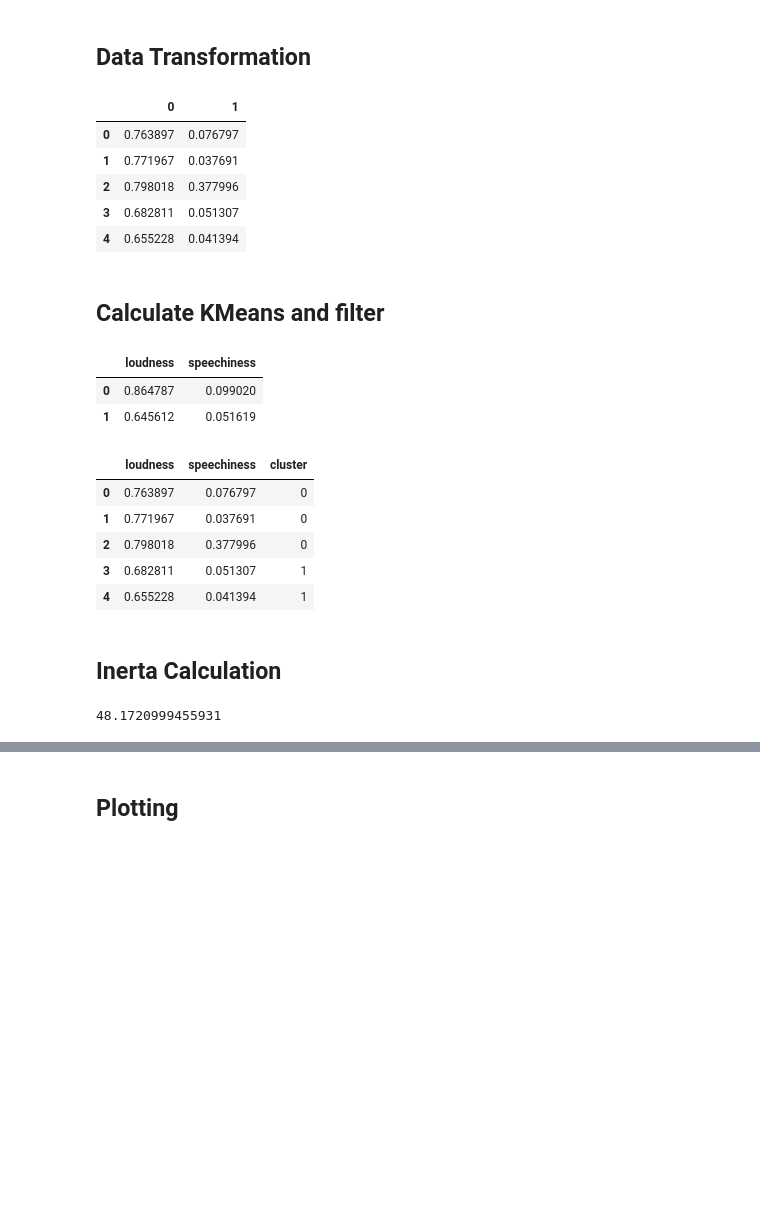
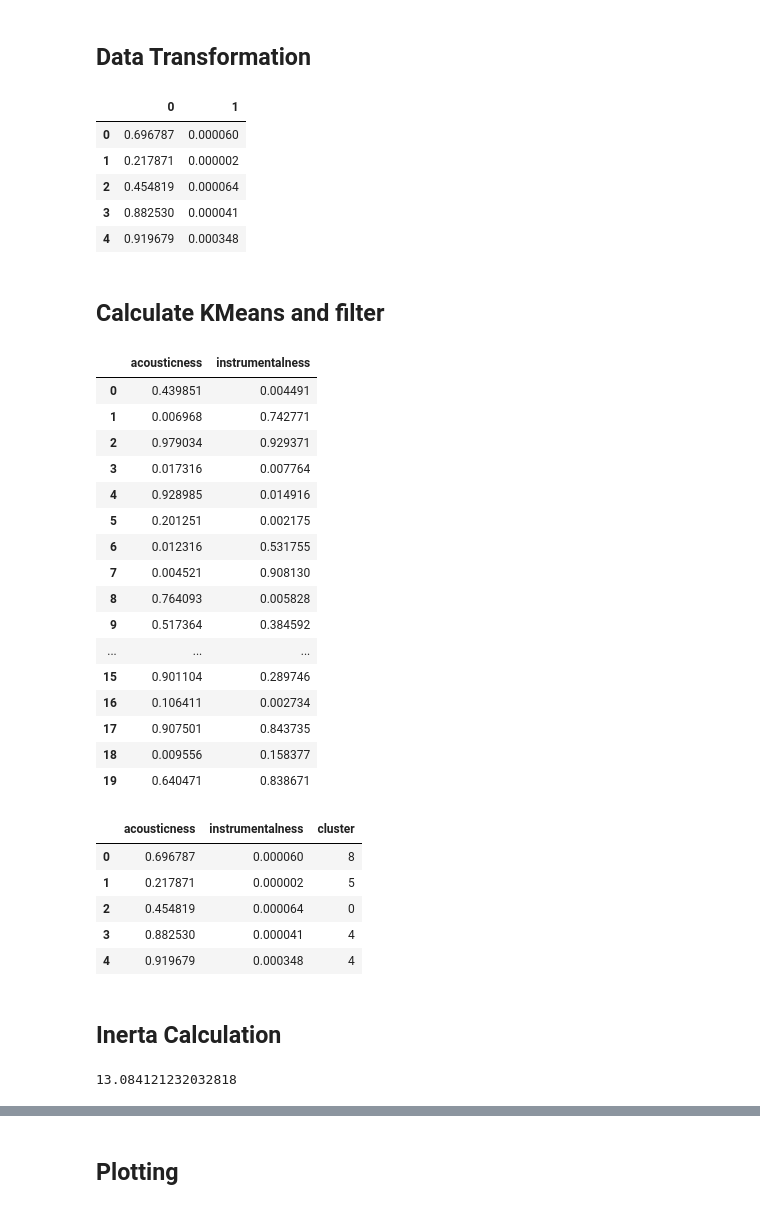
Before and after one commit to MasoSven/DScience_p5, a Jupyter notebook: Untitled.ipynb, the cells around one changed output, grey strips where cells are left out. Cells and saved outputs as stored; diff of their text form; code cells hidden in the pictures; blank space fills up the shorter version.

```diff
--- a/Untitled.ipynb
+++ b/Untitled.ipynb
@@ -41,7 +41,7 @@ html, drop
 music.columns = music.columns.str.strip()
 music["songname_artist"] = music["name"] + '-' + music["artist"]
 music.set_index('songname_artist', inplace=True)
-music = music.drop(['name','artist',  'liveness', 'type', 'mode', 'duration_ms', 'tempo', 'id', 'html'], axis =1)
+music = music.drop(['name', 'artist',  'liveness', 'type', 'mode', 'duration_ms', 'tempo', 'id', 'html', 'time_signature'], axis =1)
 df_5000 = music.iloc[:,:13]
 df_5000
 # %% [output]
@@ -62,32 +62,46 @@ df_5000
 # %% [markdown]
 ## Data Transformation
 # %%
-#standardize data    'danceability' 'energy' 'key*' 'loudness' 'speechiness' 'acousticness' 'instrumentalness' 'valence' 'time_signature'
-columns = ['loudness', 'speechiness']
+#standardize data    'danceability*' 'energy*' 'key*' 'loudness*' 'speechiness*' 'acousticness*' 'instrumentalness' 'valence'
+columns = ['acousticness', 'instrumentalness']
 df_5000sample = df_5000.filter(columns) #choose collumns here
 df_5000norm = MinMaxScaler().fit_transform(df_5000sample)
 pd.DataFrame(df_5000norm).head()
 # %% [output]
 |  | 0 | 1 |
-| 0 | 0.763897 | 0.076797 |
-| 1 | 0.771967 | 0.037691 |
-| 2 | 0.798018 | 0.377996 |
-| 3 | 0.682811 | 0.051307 |
-| 4 | 0.655228 | 0.041394 |
+| 0 | 0.696787 | 0.000060 |
+| 1 | 0.217871 | 0.000002 |
+| 2 | 0.454819 | 0.000064 |
+| 3 | 0.882530 | 0.000041 |
+| 4 | 0.919679 | 0.000348 |
 # %% [markdown]
 ## Calculate KMeans and filter
 # %%
 #calculate cluster centers
-kmeans = KMeans(n_clusters=2).fit(df_5000norm)
+kmeans = KMeans(n_clusters=20).fit(df_5000norm)  #define clusters here
 
 kmeans.cluster_centers_
 centroids = pd.DataFrame(kmeans.cluster_centers_)
 centroids.columns = columns
 centroids
 # %% [output]
-|  | loudness | speechiness |
-| 0 | 0.864787 | 0.099020 |
-| 1 | 0.645612 | 0.051619 |
+|  | acousticness | instrumentalness |
+| 0 | 0.439851 | 0.004491 |
+| 1 | 0.006968 | 0.742771 |
+| 2 | 0.979034 | 0.929371 |
+| 3 | 0.017316 | 0.007764 |
+| 4 | 0.928985 | 0.014916 |
+| 5 | 0.201251 | 0.002175 |
+| 6 | 0.012316 | 0.531755 |
+| 7 | 0.004521 | 0.908130 |
+| 8 | 0.764093 | 0.005828 |
+| 9 | 0.517364 | 0.384592 |
+| ... | ... | ... |
+| 15 | 0.901104 | 0.289746 |
+| 16 | 0.106411 | 0.002734 |
+| 17 | 0.907501 | 0.843735 |
+| 18 | 0.009556 | 0.158377 |
+| 19 | 0.640471 | 0.838671 |
 # %%
 # Make a dataframe of the normalised data to plot on graph
 plot_data = pd.DataFrame(df_5000norm)
@@ -101,16 +115,16 @@ plot_data['cluster'] = kmeans.labels_
 
 plot_data.head()
 # %% [output]
-|  | loudness | speechiness | cluster |
-| 0 | 0.763897 | 0.076797 | 0 |
-| 1 | 0.771967 | 0.037691 | 0 |
-| 2 | 0.798018 | 0.377996 | 0 |
-| 3 | 0.682811 | 0.051307 | 1 |
-| 4 | 0.655228 | 0.041394 | 1 |
+|  | acousticness | instrumentalness | cluster |
+| 0 | 0.696787 | 0.000060 | 8 |
+| 1 | 0.217871 | 0.000002 | 5 |
+| 2 | 0.454819 | 0.000064 | 0 |
+| 3 | 0.882530 | 0.000041 | 4 |
+| 4 | 0.919679 | 0.000348 | 4 |
 # %% [markdown]
 ## Inerta Calculation
 # %%
 kmeans.inertia_
 # %% [output]
-48.1720999455931
+13.084121232032818
 # %%
```
Also changed, not shown: parts of 13 cells of this notebook.
